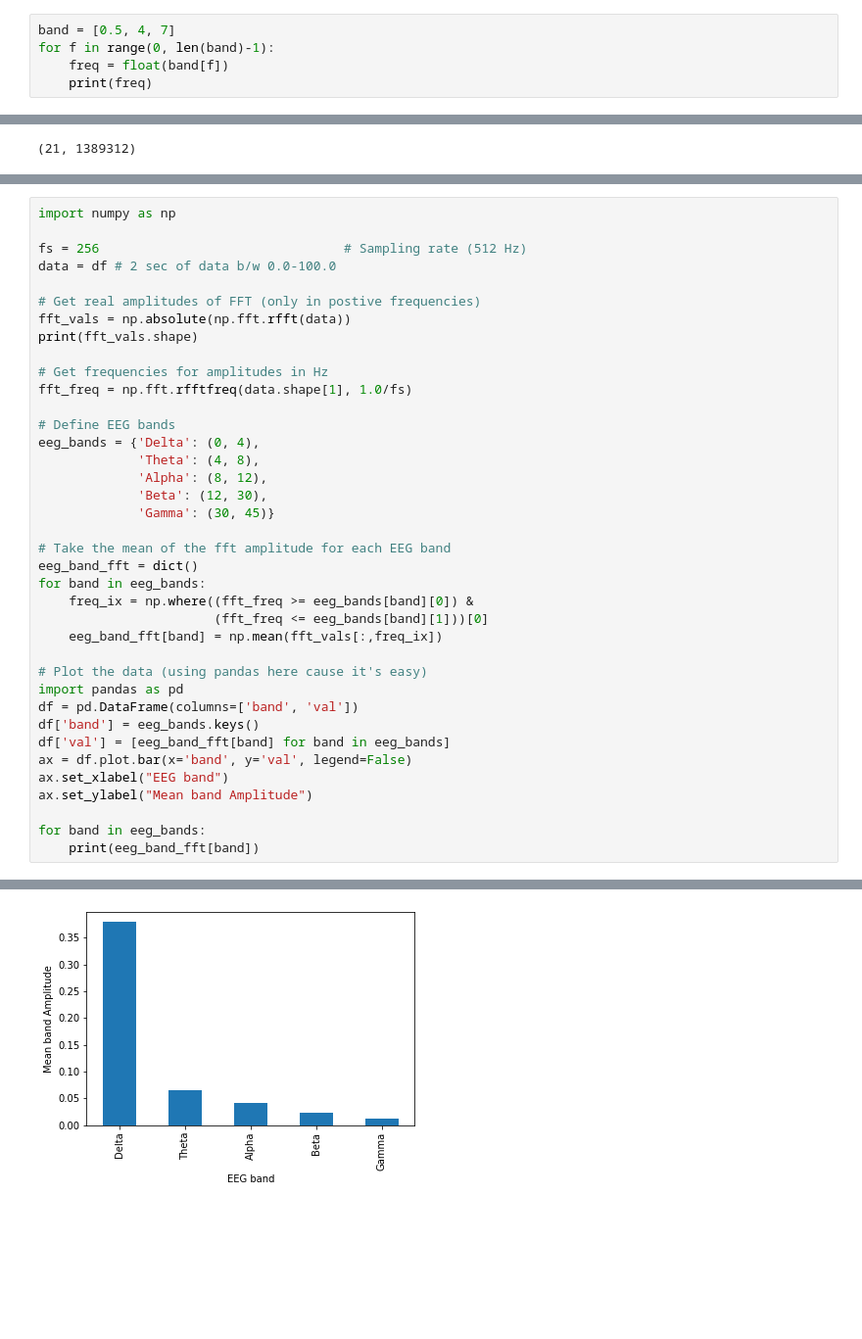
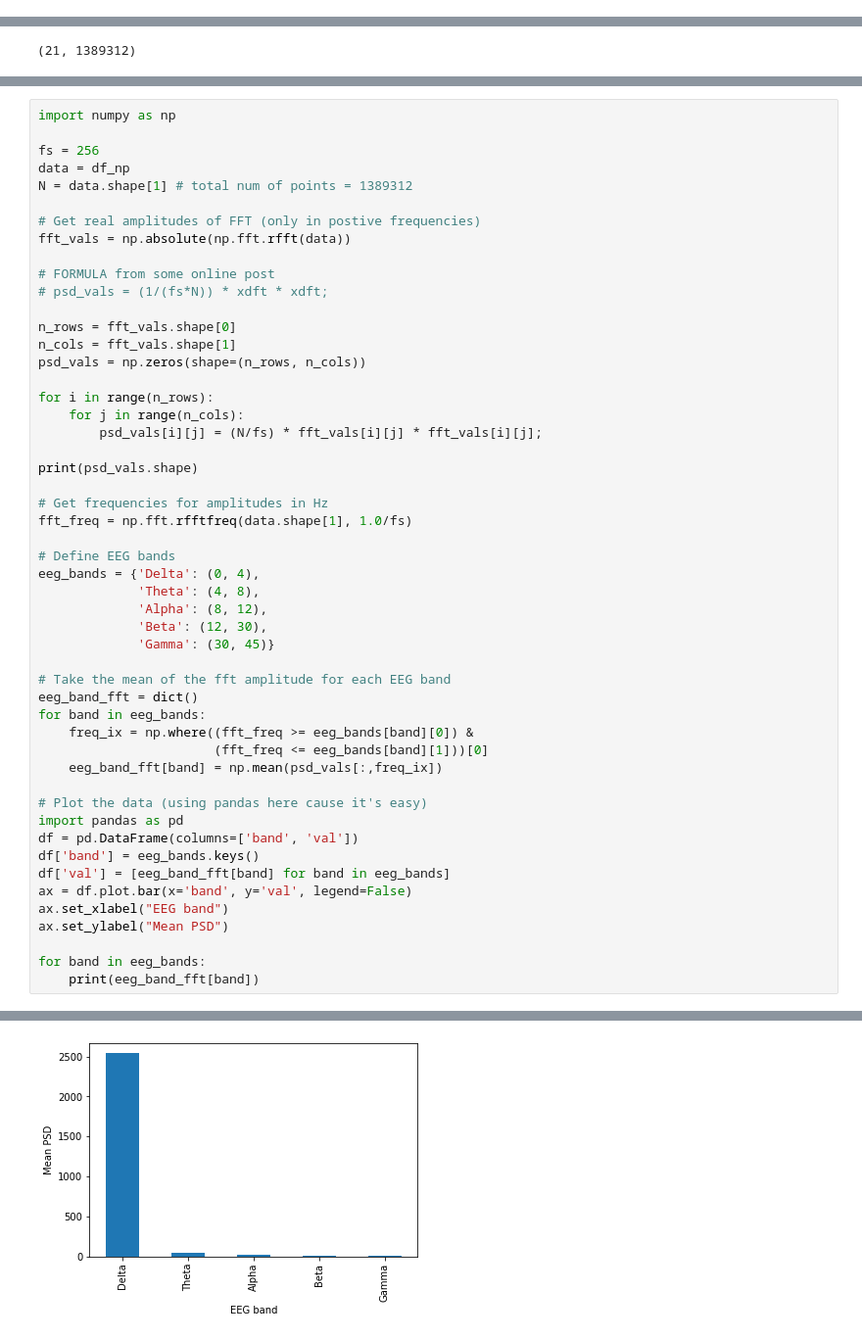
Before and after one commit to Anjalizi/Neonatal-Seizures, a Jupyter notebook: Power.ipynb, the cells around one changed output, grey strips where cells are left out. Shown at 98% size. Saved outputs shown, nothing was run; the diff lists cells and outputs as text; blank space fills up the shorter version.

```diff
--- a/Power.ipynb
+++ b/Power.ipynb
@@ -27,8 +21,3 @@ df_np.dtype
 df_np.shape
 # %% [output]
 (21, 1389312)
-# %%
-band = [0.5, 4, 7]
-for f in range(0, len(band)-1):
-    freq = float(band[f])
-    print(freq)
@@ -97,12 +61,25 @@ df.shape[1]
 # %%
 import numpy as np
 
-fs = 256                                # Sampling rate (512 Hz)
-data = df # 2 sec of data b/w 0.0-100.0
+fs = 256
+data = df_np
+N = data.shape[1] # total num of points = 1389312
 
 # Get real amplitudes of FFT (only in postive frequencies)
 fft_vals = np.absolute(np.fft.rfft(data))
-print(fft_vals.shape)
+
+# FORMULA from some online post
+# psd_vals = (1/(fs*N)) * xdft * xdft;
+
+n_rows = fft_vals.shape[0]
+n_cols = fft_vals.shape[1]
+psd_vals = np.zeros(shape=(n_rows, n_cols))
+
+for i in range(n_rows):
+    for j in range(n_cols):
+        psd_vals[i][j] = (N/fs) * fft_vals[i][j] * fft_vals[i][j];
+
+print(psd_vals.shape)
 
 # Get frequencies for amplitudes in Hz
 fft_freq = np.fft.rfftfreq(data.shape[1], 1.0/fs)
@@ -119,7 +96,7 @@ eeg_band_fft = dict()
 for band in eeg_bands:
     freq_ix = np.where((fft_freq >= eeg_bands[band][0]) &
                        (fft_freq <= eeg_bands[band][1]))[0]
-    eeg_band_fft[band] = np.mean(fft_vals[:,freq_ix])
+    eeg_band_fft[band] = np.mean(psd_vals[:,freq_ix])
 
 # Plot the data (using pandas here cause it's easy)
 import pandas as pd
@@ -128,7 +105,7 @@ df['band'] = eeg_bands.keys()
 df['val'] = [eeg_band_fft[band] for band in eeg_bands]
 ax = df.plot.bar(x='band', y='val', legend=False)
 ax.set_xlabel("EEG band")
-ax.set_ylabel("Mean band Amplitude")
+ax.set_ylabel("Mean PSD")
 
 for band in eeg_bands:
     print(eeg_band_fft[band])
@@ -142 +119 @@ for band in eeg_bands:
-[figure, old version]
+[figure, new version]
```
Also changed, not shown: parts of 11 cells of this notebook, 2 other files.
